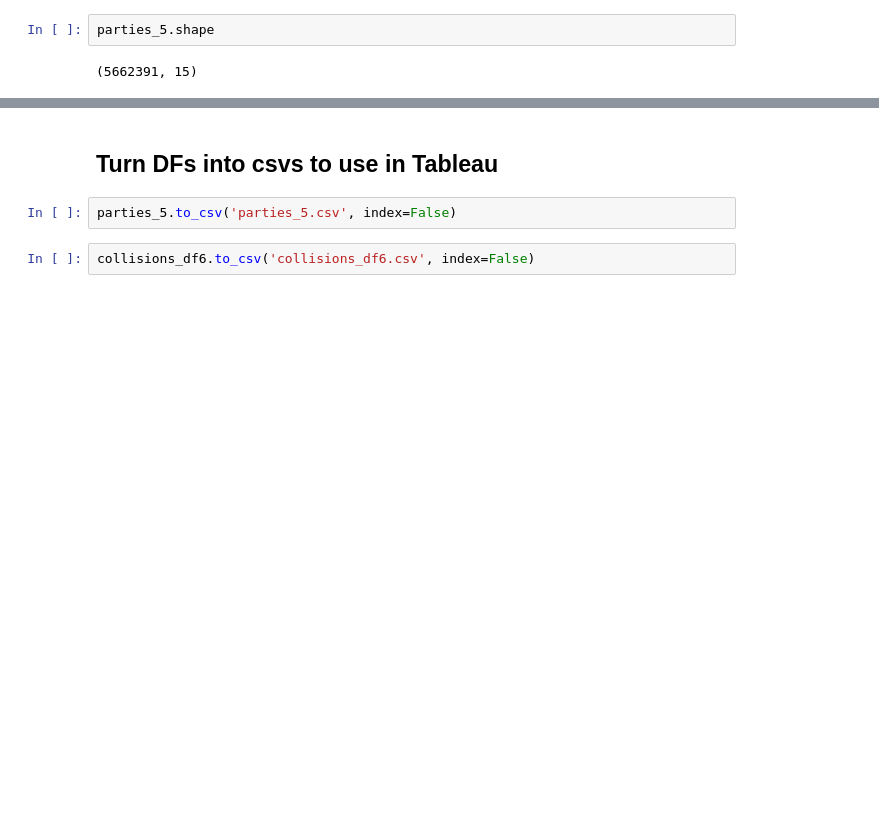
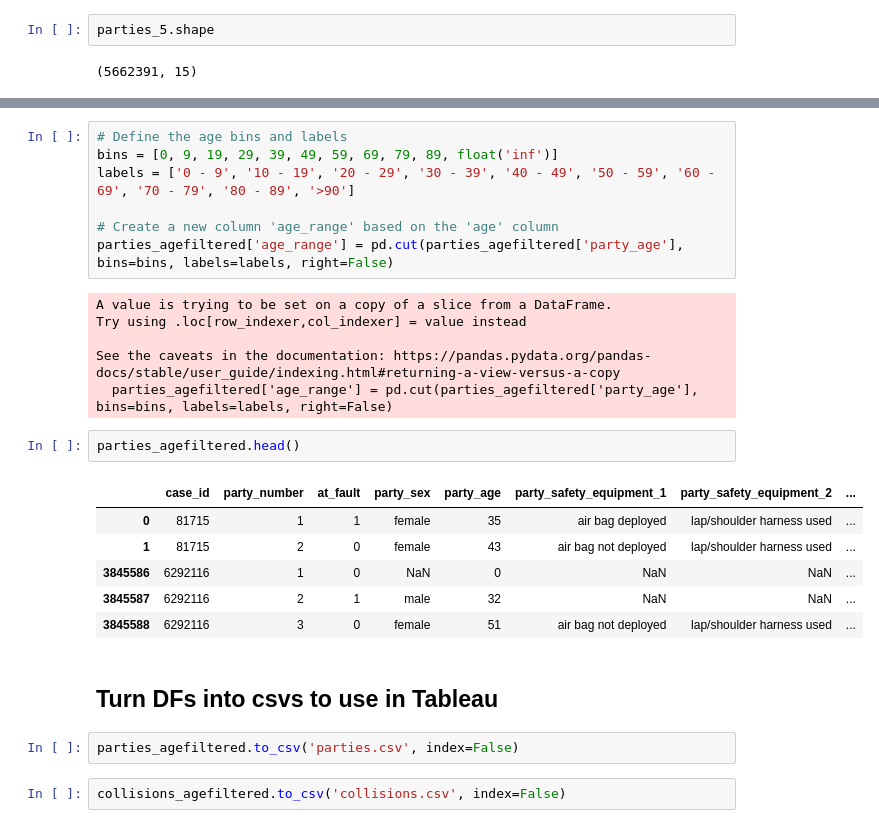
Before and after one commit to KelKi3/LHL-Midterm-Project, a Jupyter notebook: notebooks/collisions_midterm_cleaning.ipynb, the cells around one changed output, grey strips where cells are left out. Drawn from its saved outputs; the diff is of its cells as text; blank space fills up the shorter version.

Commit message:
adding .zip files of data, updating notebook

```diff
--- a/notebooks/collisions_midterm_cleaning.ipynb
+++ b/notebooks/collisions_midterm_cleaning.ipynb
@@ -722,6 +799,28 @@ parties_5.shape
+# %%
+# Define the age bins and labels
+bins = [0, 9, 19, 29, 39, 49, 59, 69, 79, 89, float('inf')]
+labels = ['0 - 9', '10 - 19', '20 - 29', '30 - 39', '40 - 49', '50 - 59', '60 - 69', '70 - 79', '80 - 89', '>90']
+
+# Create a new column 'age_range' based on the 'age' column
+parties_agefiltered['age_range'] = pd.cut(parties_agefiltered['party_age'], bins=bins, labels=labels, right=False)
+# %% [output]
+A value is trying to be set on a copy of a slice from a DataFrame.
+Try using .loc[row_indexer,col_indexer] = value instead
+
+See the caveats in the documentation: https://pandas.pydata.org/pandas-docs/stable/user_guide/indexing.html#returning-a-view-versus-a-copy
+  parties_agefiltered['age_range'] = pd.cut(parties_agefiltered['party_age'], bins=bins, labels=labels, right=False)
+# %%
+parties_agefiltered.head()
+# %% [output]
+|  | case_id | party_number | at_fault | party_sex | party_age | party_safety_equipment_1 | party_safety_equipment_2 | ... |
+| 0 | 81715 | 1 | 1 | female | 35 | air bag deployed | lap/shoulder harness used | ... |
+| 1 | 81715 | 2 | 0 | female | 43 | air bag not deployed | lap/shoulder harness used | ... |
+| 3845586 | 6292116 | 1 | 0 | NaN | 0 | NaN | NaN | ... |
+| 3845587 | 6292116 | 2 | 1 | male | 32 | NaN | NaN | ... |
+| 3845588 | 6292116 | 3 | 0 | female | 51 | air bag not deployed | lap/shoulder harness used | ... |
 # %% [markdown]
 ## Turn DFs into csvs to use in Tableau
 # %%
-parties_5.to_csv('parties_5.csv', index=False)
+parties_agefiltered.to_csv('parties.csv', index=False)
 # %%
-collisions_df6.to_csv('collisions_df6.csv', index=False)
+collisions_agefiltered.to_csv('collisions.csv', index=False)
```
Also changed, not shown: parts of 16 cells of this notebook, 3 other files.
